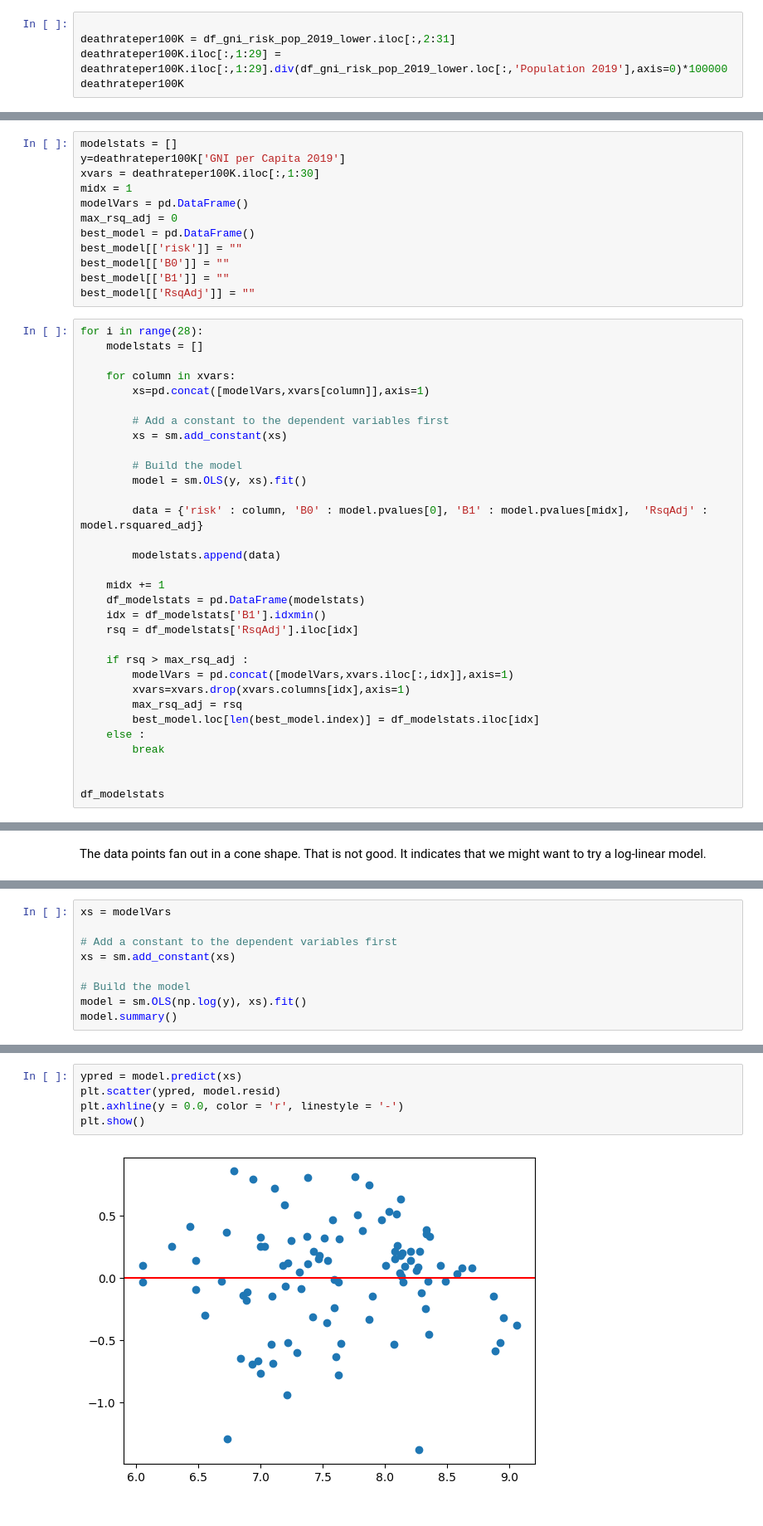
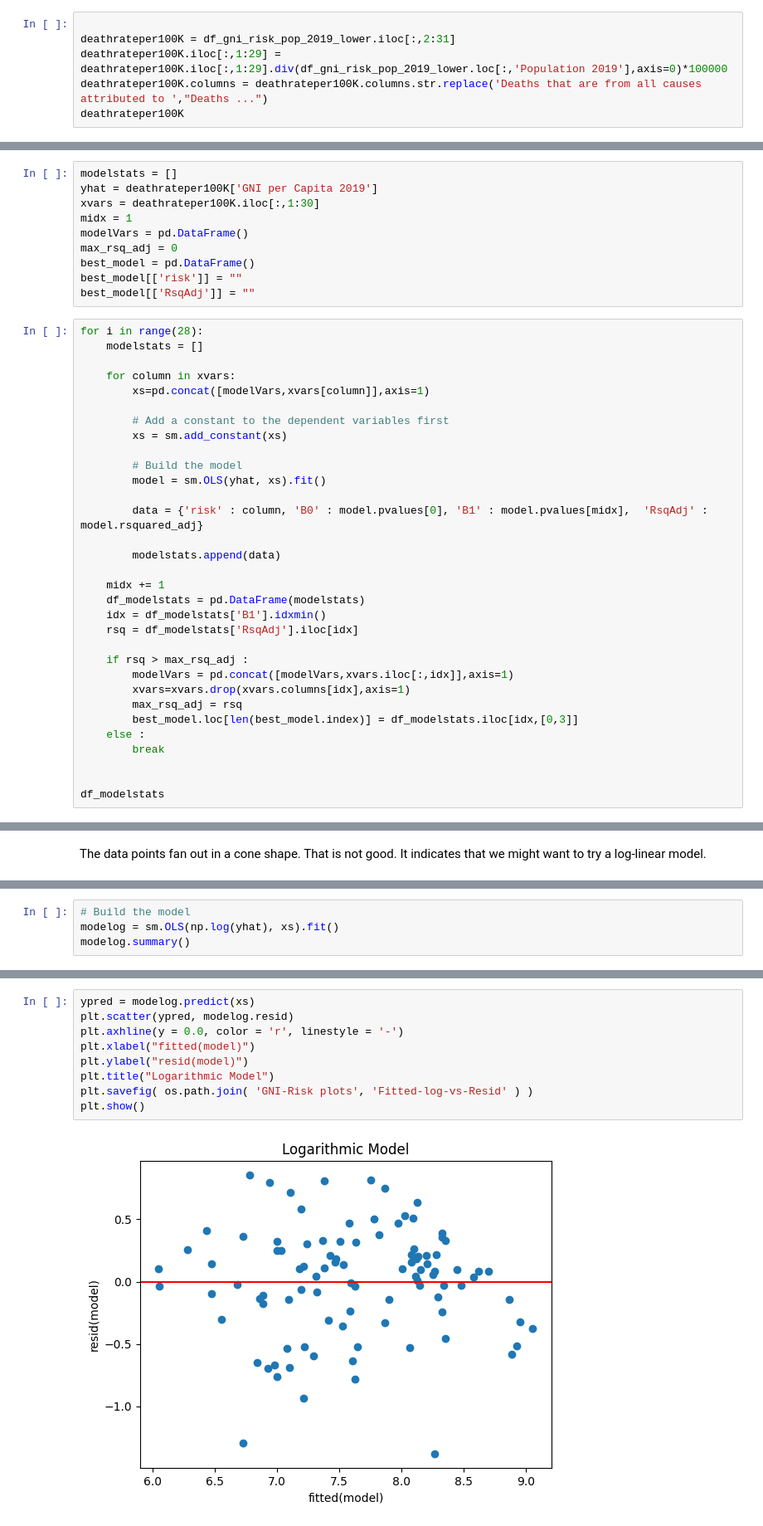
Before and after one commit to jeg-msba/GNI-Linear-Regression-Model, a Jupyter notebook: GNI-vs-deathrate.ipynb, the cells around one changed output, grey strips where cells are left out. Shown at 83% size. Drawn from its saved outputs; the diff is of its cells as text.

```diff
--- a/GNI-vs-deathrate.ipynb
+++ b/GNI-vs-deathrate.ipynb
@@ -275,5 +274,6 @@ Convert the risk factors to deaths per 100,000
 
 deathrateper100K = df_gni_risk_pop_2019_lower.iloc[:,2:31]
 deathrateper100K.iloc[:,1:29] = deathrateper100K.iloc[:,1:29].div(df_gni_risk_pop_2019_lower.loc[:,'Population 2019'],axis=0)*100000
+deathrateper100K.columns = deathrateper100K.columns.str.replace('Deaths that are from all causes attributed to ',"Deaths ...")
 deathrateper100K
 # %% [output]
@@ -296,15 +296,13 @@ Created a data frame with just the dependent variable (GNI) and the dependent va
 In order to create a first order linear model I am going to do do a  stepwise linear regression. This means I will create a simple linear model for each variable individually. I will take the model whose variable has  the smallest t-test p-value and put that in my model. I will then create two variable models using my first selected variable and add each of the remaining variables. I then pick the second variable from my model with the lowest p-value. This will continue until the R-squared adjusted value stops increasing or I run out of variables.
 # %%
 modelstats = []
-y=deathrateper100K['GNI per Capita 2019']
+yhat = deathrateper100K['GNI per Capita 2019']
 xvars = deathrateper100K.iloc[:,1:30]
 midx = 1
 modelVars = pd.DataFrame()
 max_rsq_adj = 0
 best_model = pd.DataFrame()
 best_model[['risk']] = ""
-best_model[['B0']] = ""
-best_model[['B1']] = ""
 best_model[['RsqAdj']] = ""
 # %%
 for i in range(28):
@@ -317,7 +315,7 @@ for i in range(28):
         xs = sm.add_constant(xs)
 
         # Build the model
-        model = sm.OLS(y, xs).fit()
+        model = sm.OLS(yhat, xs).fit()
 
         data = {'risk' : column, 'B0' : model.pvalues[0], 'B1' : model.pvalues[midx],  'RsqAdj' : model.rsquared_adj}
 
@@ -332,7 +330,7 @@ for i in range(28):
         modelVars = pd.concat([modelVars,xvars.iloc[:,idx]],axis=1)
         xvars=xvars.drop(xvars.columns[idx],axis=1)
         max_rsq_adj = rsq
-        best_model.loc[len(best_model.index)] = df_modelstats.iloc[idx]
+        best_model.loc[len(best_model.index)] = df_modelstats.iloc[idx,[0,3]]
     else :
         break
 
@@ -434,12 +438,7 @@ In a log-linear model we take the log of the dependent variable and rebuild the
 # %%
-xs = modelVars
-
-# Add a constant to the dependent variables first
-xs = sm.add_constant(xs)
-
 # Build the model
-model = sm.OLS(np.log(y), xs).fit()
-model.summary()
+modelog = sm.OLS(np.log(yhat), xs).fit()
+modelog.summary()
 # %% [output]
 OLS Regression Results
 | Dep. Variable: | GNI per Capita 2019 | R-squared: | 0.708 |
@@ -472,9 +471,13 @@ OLS Regression Results
 Notes:
 [1] Standard Errors assume that the covariance matrix of the errors is correctly specified.
 # %%
-ypred = model.predict(xs)
-plt.scatter(ypred, model.resid)
+ypred = modelog.predict(xs)
+plt.scatter(ypred, modelog.resid)
 plt.axhline(y = 0.0, color = 'r', linestyle = '-')
+plt.xlabel("fitted(model)")
+plt.ylabel("resid(model)")
+plt.title("Logarithmic Model")
+plt.savefig( os.path.join( 'GNI-Risk plots', 'Fitted-log-vs-Resid' ) )
 plt.show()
 # %% [output]
-[figure, old version]
+[figure, new version]
```
Also changed, not shown: parts of 28 cells of this notebook, 4 other files.
